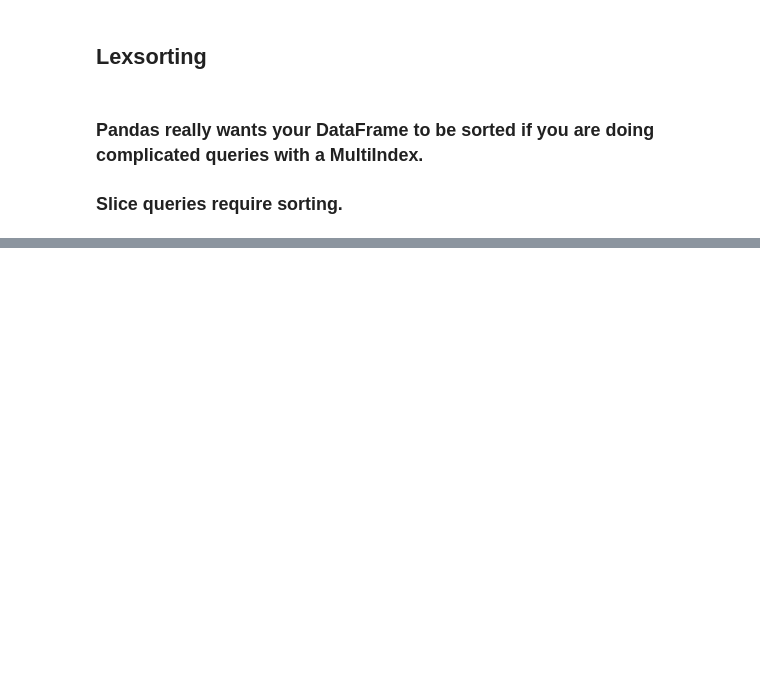
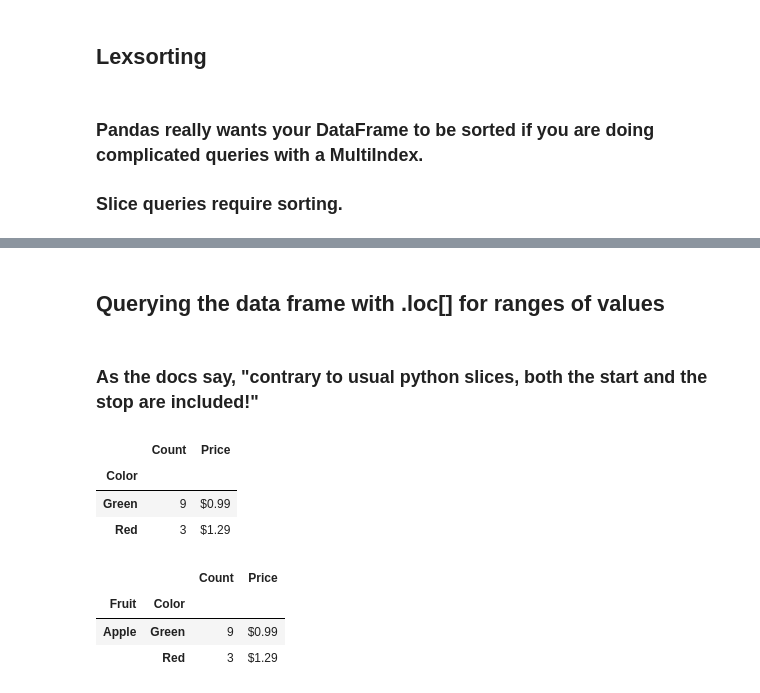
Before and after one commit to sfavorite/pandas_basics, a Jupyter notebook: Basics of Pandas DataFrames .ipynb, the cells around one changed output, grey strips where cells are left out. Cells and saved outputs as stored; diff of their text form; code cells hidden in the pictures; blank space fills up the shorter version.

Commit message:
Finish lexsort and add slice

```diff
--- a/Basics of Pandas DataFrames .ipynb
+++ b/Basics of Pandas DataFrames .ipynb
@@ -404,0 +430,20 @@ df_mi.loc[('Apple'), :]
+# %% [markdown]
+## Querying the data frame with .loc[] for ranges of values
+# %% [markdown]
+ ### As the docs say, "contrary to usual python slices, both the start and the stop are included!"
+# %%
+# Not using slice
+df_mi.loc['Apple', :]
+# %% [output]
+|  | Count | Price |
+| Color |  |  |
+| Green | 9 | $0.99 |
+| Red | 3 | $1.29 |
+# %%
+# Using slice
+df_mi.loc[slice('Apple', 'Apple'), :]
+# %% [output]
+|  |  | Count | Price |
+| Fruit | Color |  |  |
+| Apple | Green | 9 | $0.99 |
+|  | Red | 3 | $1.29 |
```
Also changed, not shown: parts of 4 cells of this notebook.
